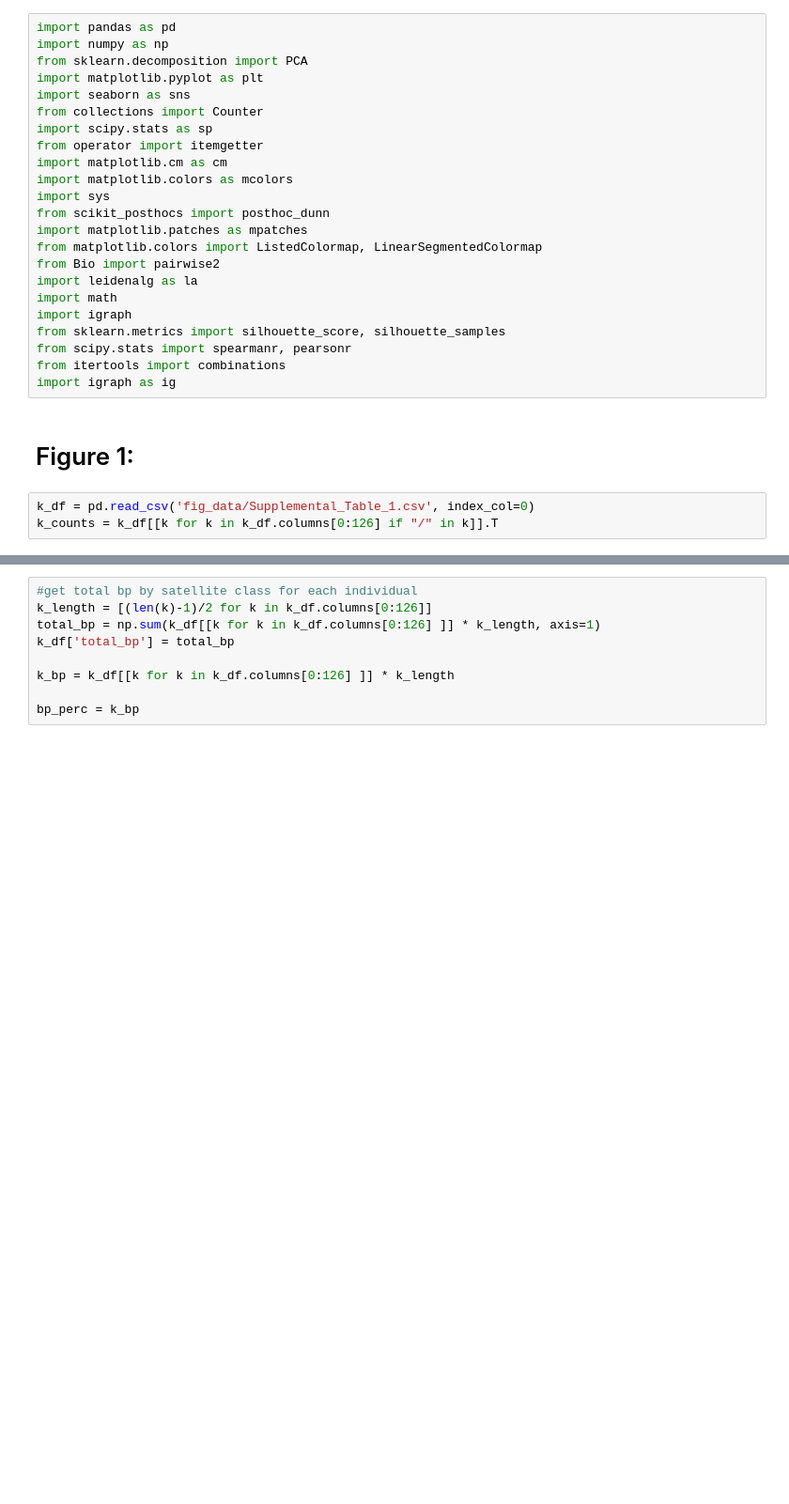
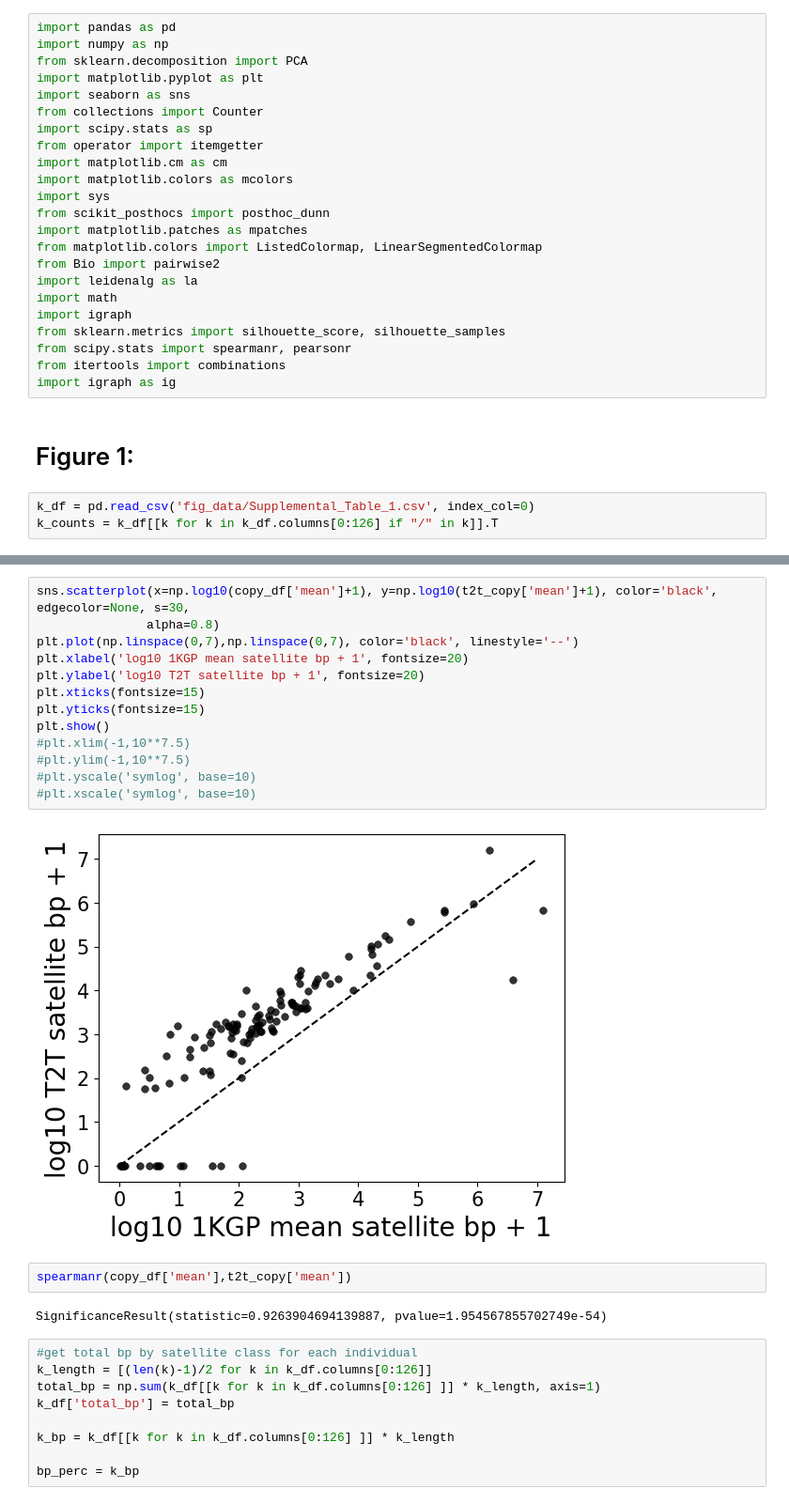
Before and after one commit to is-the-biologist/1KGP_SATS, a Jupyter notebook: scripts/git_jupyter/HumanGenomeSatVar_gitcode.1.ipynb, the cells around one changed output, grey strips where cells are left out. Shown at 94% size. Drawn from its saved outputs; the diff is of its cells as text; blank space fills up the shorter version.

```diff
--- a/scripts/git_jupyter/HumanGenomeSatVar_gitcode.1.ipynb
+++ b/scripts/git_jupyter/HumanGenomeSatVar_gitcode.1.ipynb
@@ -61,3 +104,22 @@ with sns.axes_style('whitegrid'):
+# %%
+sns.scatterplot(x=np.log10(copy_df['mean']+1), y=np.log10(t2t_copy['mean']+1), color='black', edgecolor=None, s=30,
+               alpha=0.8)
+plt.plot(np.linspace(0,7),np.linspace(0,7), color='black', linestyle='--')
+plt.xlabel('log10 1KGP mean satellite bp + 1', fontsize=20)
+plt.ylabel('log10 T2T satellite bp + 1', fontsize=20)
+plt.xticks(fontsize=15)
+plt.yticks(fontsize=15)
+plt.show()
+#plt.xlim(-1,10**7.5)
+#plt.ylim(-1,10**7.5)
+#plt.yscale('symlog', base=10)
+#plt.xscale('symlog', base=10)
+# %% [output]
+[figure, added]
+# %%
+spearmanr(copy_df['mean'],t2t_copy['mean'])
+# %% [output]
+SignificanceResult(statistic=0.9263904694139887, pvalue=1.954567855702749e-54)
 # %%
 #get total bp by satellite class for each individual
 k_length = [(len(k)-1)/2 for k in k_df.columns[0:126]]
```
Also changed, not shown: parts of 18 cells of this notebook.
